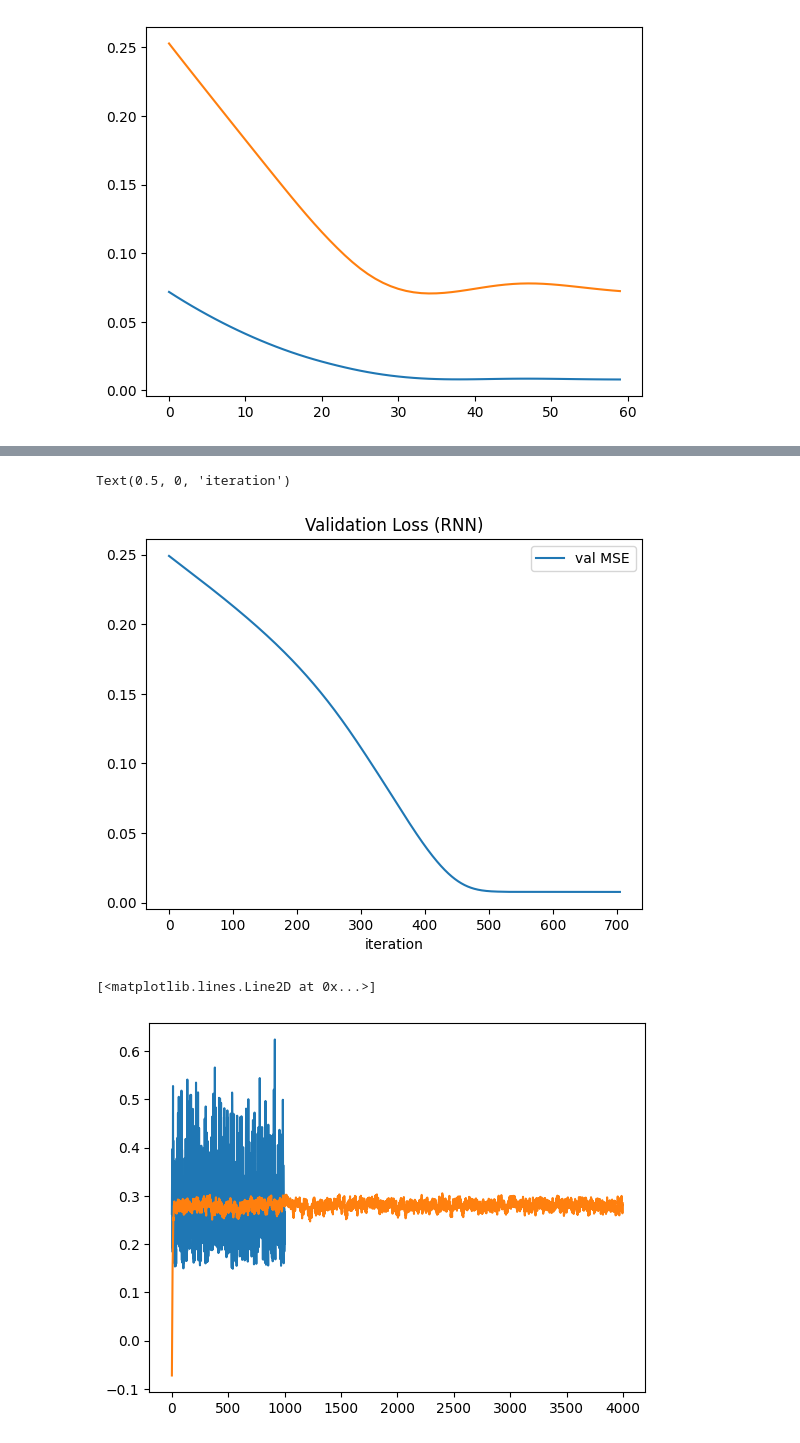
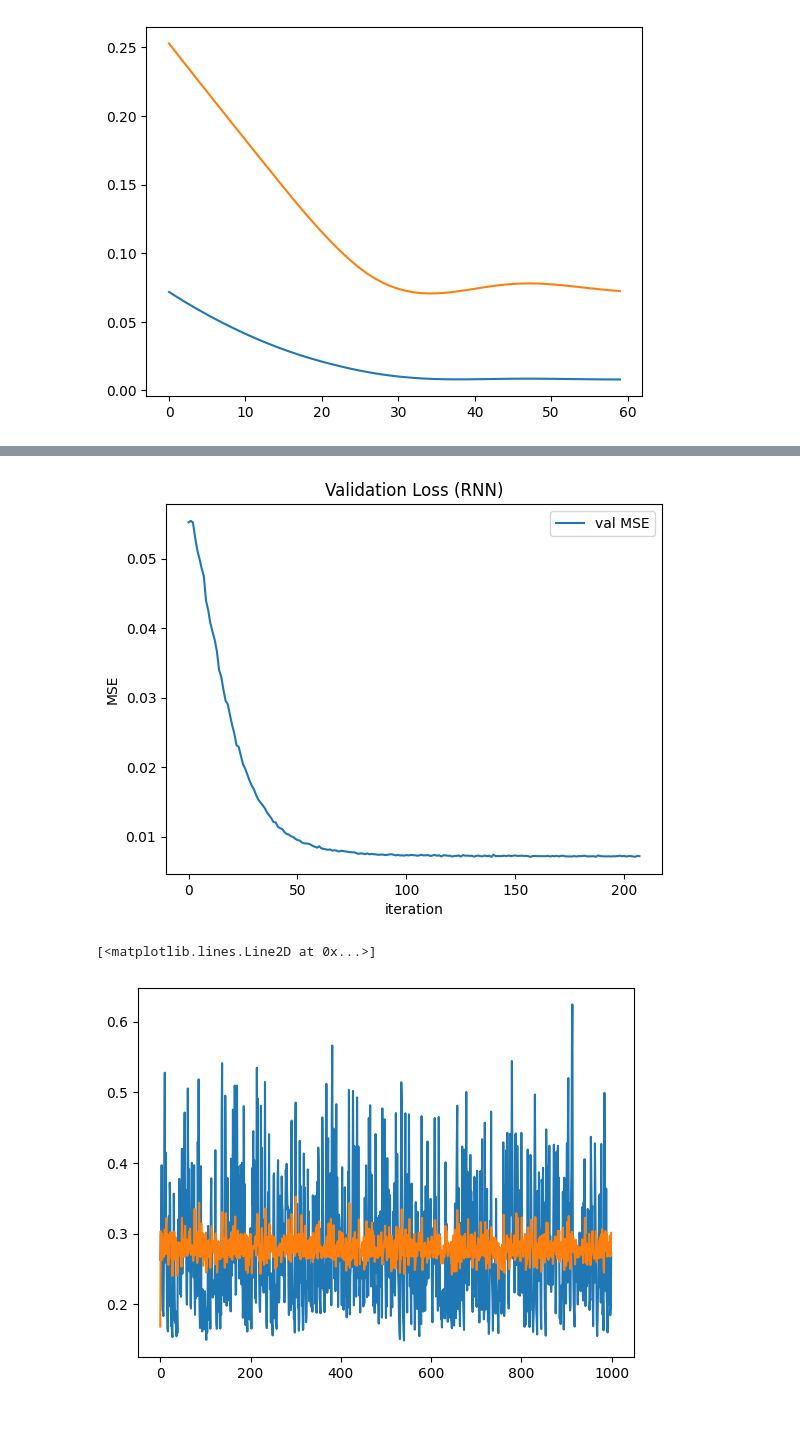
Before and after one commit to g-lago8/ComputationalNeuroScience, a Jupyter notebook: LAB3/assignment3.ipynb, the cells around one changed output, grey strips where cells are left out. Drawn from its saved outputs; the diff is of its cells as text; code cells hidden in the pictures.

```diff
--- a/LAB3/assignment3.ipynb
+++ b/LAB3/assignment3.ipynb
@@ -421,0 +506,35 @@ KeyboardInterrupt:
+# %%
+rnn = DecoderRNN( input_size=1, hidden_size=10, output_size=1, activation_function='tanh')
+optimizer = torch.optim.SGD(rnn.parameters(), lr =1e-4, nesterov=True, momentum=0.9)
+loss = torch.nn.MSELoss()
+mae = torch.nn.L1Loss()
+
+val_losses_rnn=[]
+val_maes_rnn=[]
+epochs =1000
+h_last= None # first hidden state
+
+for epoch in range(epochs):
+    optimizer.zero_grad()
+    running_loss =0
+    # training
+    print(f'Epoch {epoch}')
+    optimizer.zero_grad()
+    y_hat,  h_last= rnn(x_train, y_train)
+    l = loss( y_hat, y_train)
+    running_loss += l
+    l.backward()
+    optimizer.step()
+    running_loss = running_loss/x_train.shape[0]
+    print(f'Training loss: {running_loss}')
+
+
+    # validation
+    y_hat, _ = rnn(x_val, y_val)
+    val_loss = loss( y_hat, y_val)
+    val_mae = mae(y_hat, y_val)
+    val_losses_rnn.append(val_loss.detach())
+    val_maes_rnn.append(val_mae.detach())
+    print(f'Validation loss: {val_loss}')
+    print(f'MAE: {val_mae}')
+    print('Relative MAE: ', val_mae / y_val.abs().mean())
@@ -422,14 +560,17 @@ KeyboardInterrupt:
+# %%
+y_hat, _ = rnn(x_val, y_val)
 # %%
 plt.plot(val_losses_rnn, label='val MSE')
 plt.legend()
 plt.title('Validation Loss (RNN)')
 plt.xlabel('iteration')
+plt.ylabel('MSE')
+plt.show()
 # %% [output]
-Text(0.5, 0, 'iteration')
-[figure, old version]
+[figure, new version]
 # %%
 plt.plot(y_val.T)
-plt.plot(y_hat.detach())
+plt.plot(y_hat.detach().T)
 # %% [output]
 [<matplotlib.lines.Line2D at 0x...>]
-[figure, old version]
+[figure, new version]
```
Also changed, not shown: parts of 12 cells of this notebook.
